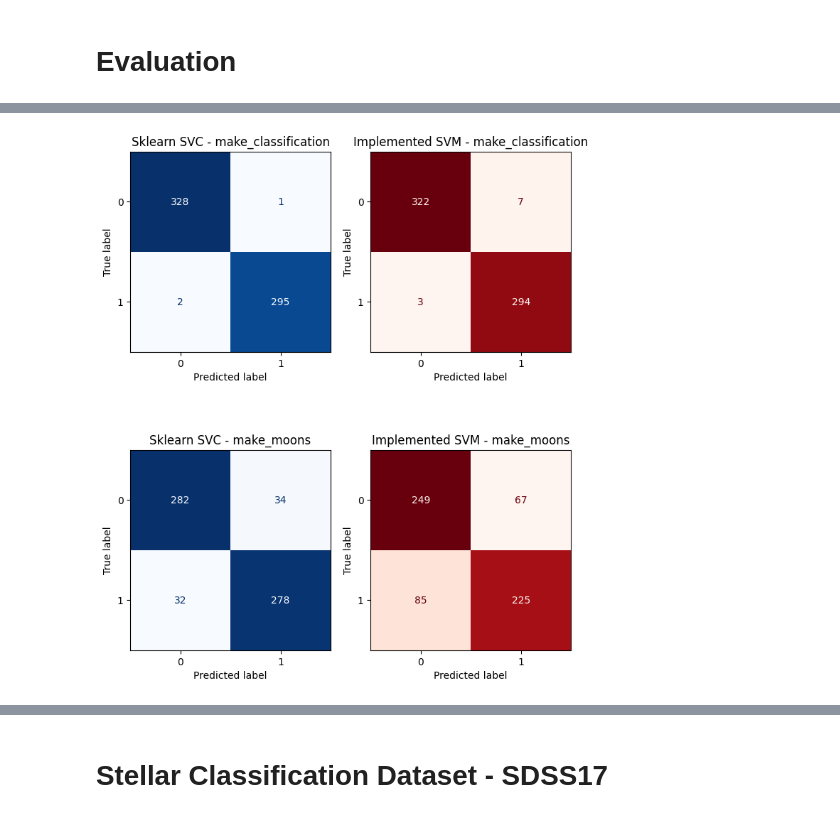
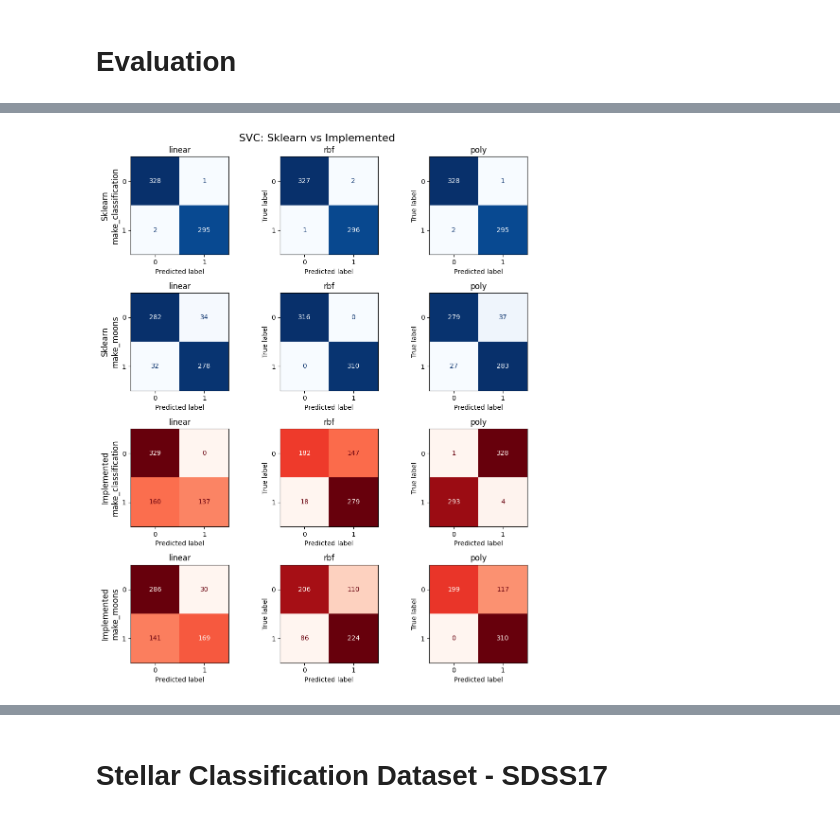
Before and after one commit to adamzsl/master-studies, a Jupyter notebook: SVM/svm.ipynb, the cells around one changed output, grey strips where cells are left out. Cells and saved outputs as stored; diff of their text form; code cells hidden in the pictures.

```diff
--- a/SVM/svm.ipynb
+++ b/SVM/svm.ipynb
@@ -299,30 +431,80 @@ Implemented time: 587.414229 s
 # %%
-figure, axes = plt.subplots(2, 2, figsize=(8,10))
+cms = {}
 
-# make_classification dataset
-cm_skl = confusion_matrix(y_test, y_pred_skl)
-disp_skl = ConfusionMatrixDisplay(cm_skl)
-disp_skl.plot(ax=axes[0,0], cmap='Blues', colorbar=None)
-axes[0,0].set_title("Sklearn SVC - make_classification")
+figure, axes = plt.subplots(4, 3, figsize=(10,12))
+plt.suptitle("SVC: Sklearn vs Implemented", fontsize=16)
 
-cm_impl = confusion_matrix(y_test_scaled, y_pred_impl)
-disp_impl = ConfusionMatrixDisplay(cm_impl)
-disp_impl.plot(ax=axes[0,1], cmap='Reds', colorbar=None)
-axes[0,1].set_title("Implemented SVM - make_classification")
+# row 0: Sklearn, make_classification
+cm = confusion_matrix(y_test, y_pred_skl_linear)
+ConfusionMatrixDisplay(cm).plot(ax=axes[0,0], cmap='Blues', colorbar=None)
+axes[0,0].set_title("linear")
+cms['sklearn_linear'] = cm
 
-# make_moons dataset
-cm_skl_m = confusion_matrix(ym_test, ym_pred_skl)
-disp_skl_m = ConfusionMatrixDisplay(cm_skl_m)
-disp_skl_m.plot(ax=axes[1,0], cmap='Blues', colorbar=None)
-axes[1,0].set_title("Sklearn SVC - make_moons")
+cm = confusion_matrix(y_test, y_pred_skl_rbf)
+ConfusionMatrixDisplay(cm).plot(ax=axes[0,1], cmap='Blues', colorbar=None)
+axes[0,1].set_title("rbf")
+cms['sklearn_rbf'] = cm
 
-cm_impl_m = confusion_matrix(ym_test_scaled, y_pred_impl_moons)
-disp_impl_m = ConfusionMatrixDisplay(cm_impl_m)
-disp_impl_m.plot(ax=axes[1,1], cmap='Reds', colorbar=None)
-axes[1,1].set_title("Implemented SVM - make_moons")
+cm = confusion_matrix(y_test, y_pred_skl_poly)
+ConfusionMatrixDisplay(cm).plot(ax=axes[0,2], cmap='Blues', colorbar=None)
+axes[0,2].set_title("poly")
+cms['sklearn_poly'] = cm
 
-# plt.tight_layout()
+# row 1: Sklearn, make_moons
+cm = confusion_matrix(ym_test, ym_pred_skl_linear)
+ConfusionMatrixDisplay(cm).plot(ax=axes[1,0], cmap='Blues', colorbar=None)
+axes[1,0].set_title("linear")
+cms['sklearn_moons_linear'] = cm
+
+cm = confusion_matrix(ym_test, ym_pred_skl_rbf)
+ConfusionMatrixDisplay(cm).plot(ax=axes[1,1], cmap='Blues', colorbar=None)
+axes[1,1].set_title("rbf")
+cms['sklearn_moons_rbf'] = cm
+
+cm = confusion_matrix(ym_test, ym_pred_skl_poly)
+ConfusionMatrixDisplay(cm).plot(ax=axes[1,2], cmap='Blues', colorbar=None)
+axes[1,2].set_title("poly")
+cms['sklearn_moons_poly'] = cm
+
+# row 2: Implemented, make_classification
+cm = confusion_matrix(y_test_scaled, y_pred_impl_linear)
+ConfusionMatrixDisplay(cm).plot(ax=axes[2,0], cmap='Reds', colorbar=None)
+axes[2,0].set_title("linear")
+cms['impl_linear'] = cm
+
+cm = confusion_matrix(y_test_scaled, y_pred_impl_rbf)
+ConfusionMatrixDisplay(cm).plot(ax=axes[2,1], cmap='Reds', colorbar=None)
+axes[2,1].set_title("rbf")
+cms['impl_rbf'] = cm
+
+cm = confusion_matrix(y_test_scaled, y_pred_impl_poly)
+ConfusionMatrixDisplay(cm).plot(ax=axes[2,2], cmap='Reds', colorbar=None)
+axes[2,2].set_title("poly")
+cms['impl_poly'] = cm
+
+# row 3: Implemented, make_moons
+cm = confusion_matrix(ym_test_scaled, y_pred_impl_moons_linear)
+ConfusionMatrixDisplay(cm).plot(ax=axes[3,0], cmap='Reds', colorbar=None)
+axes[3,0].set_title("linear")
+cms['impl_moons_linear'] = cm
+
+cm = confusion_matrix(ym_test_scaled, y_pred_impl_moons_rbf)
+ConfusionMatrixDisplay(cm).plot(ax=axes[3,1], cmap='Reds', colorbar=None)
+axes[3,1].set_title("rbf")
+cms['impl_moons_rbf'] = cm
+
+cm = confusion_matrix(ym_test_scaled, y_pred_impl_moons_poly)
+ConfusionMatrixDisplay(cm).plot(ax=axes[3,2], cmap='Reds', colorbar=None)
+axes[3,2].set_title("poly")
+cms['impl_moons_poly'] = cm
+
+axes[0,0].set_ylabel("Sklearn\nmake_classification", fontsize=12)
+axes[1,0].set_ylabel("Sklearn\nmake_moons", fontsize=12)
+axes[2,0].set_ylabel("Implemented\nmake_classification", fontsize=12)
+axes[3,0].set_ylabel("Implemented\nmake_moons", fontsize=12)
+
+plt.tight_layout()
 plt.show()
 # %% [output]
-[figure, old version]
+[figure, new version]
 # %%
```
Also changed, not shown: parts of 13 cells of this notebook.
